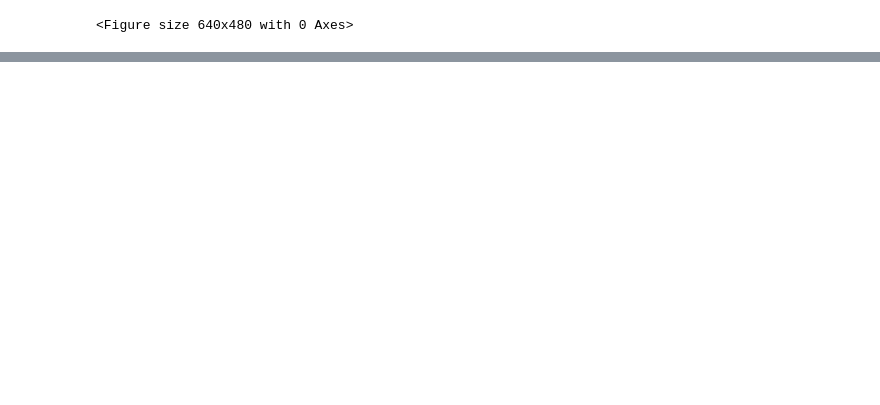
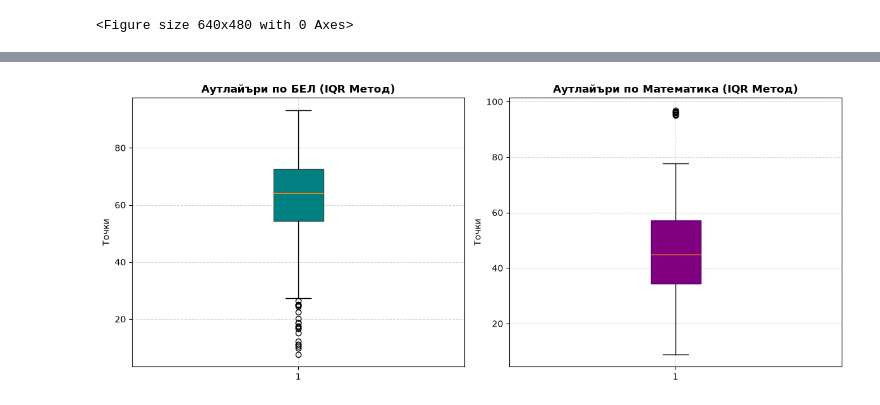
Before and after one commit to MariaDimitrova29/Math-concepts-Exam-project, a Jupyter notebook: varna_schools_analysis.ipynb, the cells around one changed output, grey strips where cells are left out. Cells and saved outputs as stored; diff of their text form; code cells hidden in the pictures; blank space fills up the shorter version.

Commit message:
Added ANOVA and Outliers

```diff
--- a/varna_schools_analysis.ipynb
+++ b/varna_schools_analysis.ipynb
@@ -336,0 +385,29 @@ plt.show()
+# %%
+# ==========================================
+# ВИЗУАЛИЗАЦИЯ НА АУТЛАЙЪРИТЕ (Boxplot)
+# ==========================================
+plt.figure(figsize=(12, 5))
+
+# Подграфика 1: БЕЛ
+plt.subplot(1, 2, 1)
+bp_bel = plt.boxplot(df['БЕЛ'].dropna(), patch_artist=True,
+                     boxprops=dict(facecolor='teal', color='darkslategray'),
+                     flierprops=dict(marker='o', color='crimson', markersize=6))
+plt.title('Аутлайъри по БЕЛ (IQR Метод)', fontsize=12, fontweight='bold')
+plt.ylabel('Точки', fontsize=10)
+plt.grid(True, linestyle='--', alpha=0.5)
+
+# Подграфика 2: Математика
+plt.subplot(1, 2, 2)
+bp_mat = plt.boxplot(df['МАТ'].dropna(), patch_artist=True,
+                     boxprops=dict(facecolor='purple', color='indigo'),
+                     flierprops=dict(marker='o', color='crimson', markersize=6))
+plt.title('Аутлайъри по Математика (IQR Метод)', fontsize=12, fontweight='bold')
+plt.ylabel('Точки', fontsize=10)
+plt.grid(True, linestyle='--', alpha=0.5)
+
+plt.tight_layout()
+plt.savefig('outliers_boxplot.png', dpi=300)
+plt.show()
+# %% [output]
+[figure, added]
```
Also changed, not shown: parts of 5 cells of this notebook.
